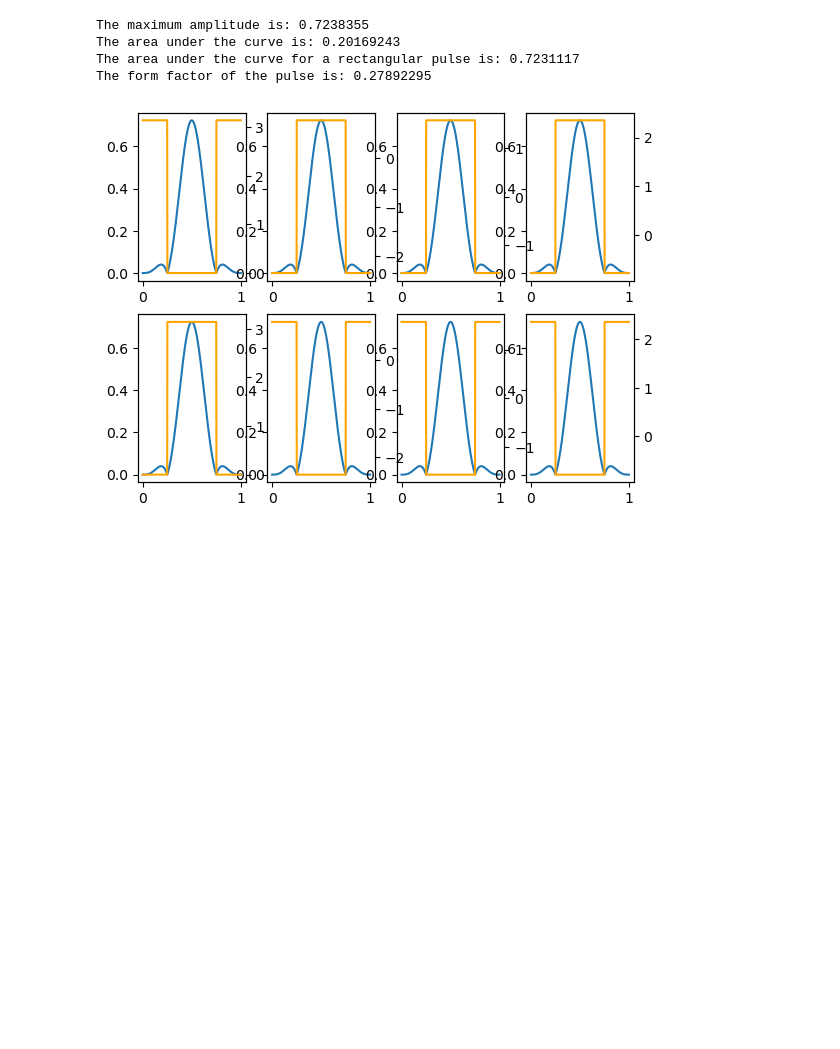
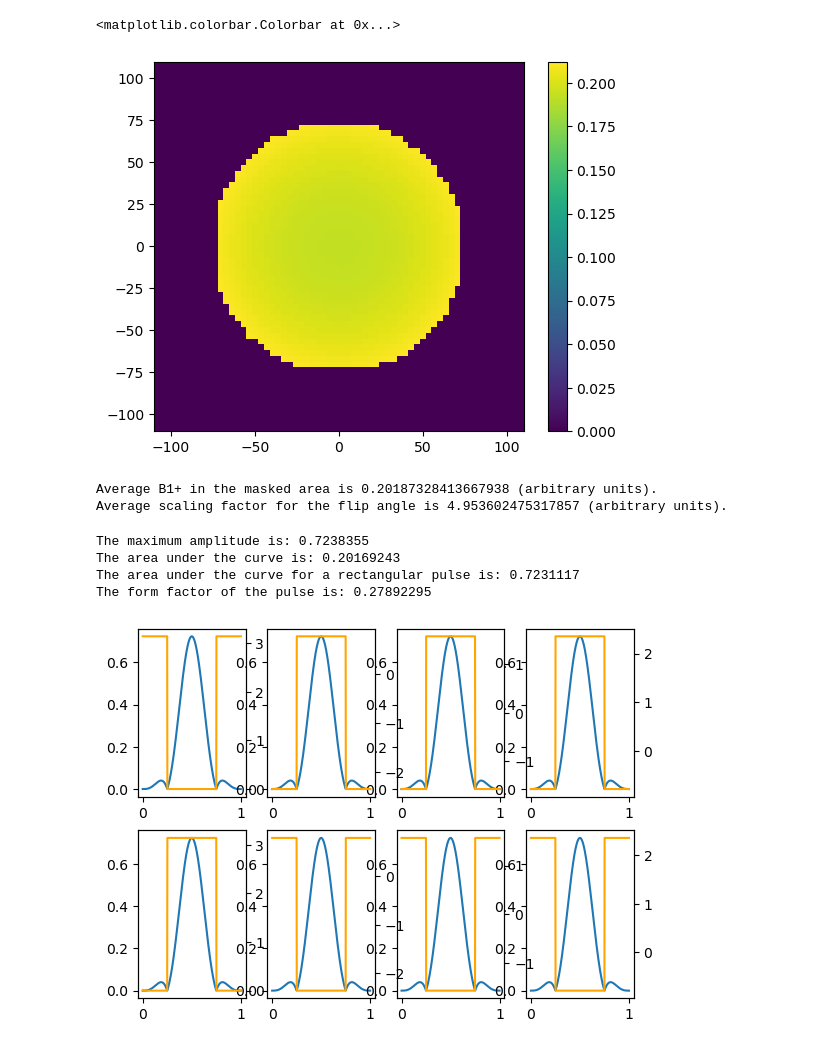
Before and after one commit to jumri-project/juart, a Jupyter notebook: notebooks/TESTC_CP_Analytic.ipynb, the cells around one changed output. Cells and saved outputs as stored; diff of their text form; code cells hidden in the pictures; blank space fills up the shorter version.

```diff
--- a/notebooks/TESTC_CP_Analytic.ipynb
+++ b/notebooks/TESTC_CP_Analytic.ipynb
@@ -16,3 +117,17 @@ CarryOutSim = True
+# %%
+plt.imshow(Sens_map*Mask, extent=(-fov_x/2, fov_x/2, -fov_y/2, fov_y/2), origin='lower')
+plt.colorbar()
+# %% [output]
+<matplotlib.colorbar.Colorbar at 0x...>
+[figure, added]
+# %%
+Average_B1_plus = np.mean(Sens_map[Mask==1.0])
+print('Average B1+ in the masked area is {} (arbitrary units).'.format(Average_B1_plus))
+Sens_map_scalefactor = 1/Average_B1_plus
+print('Average scaling factor for the flip angle is {} (arbitrary units).'.format(Sens_map_scalefactor))
+# %% [output]
+Average B1+ in the masked area is 0.20187328413667938 (arbitrary units).
+Average scaling factor for the flip angle is 4.953602475317857 (arbitrary units).
 # %%
 fig, axs = plt.subplots(2, 4)
 for i in range(8):
```
Also changed, not shown: parts of 28 cells of this notebook, 15 other files.
